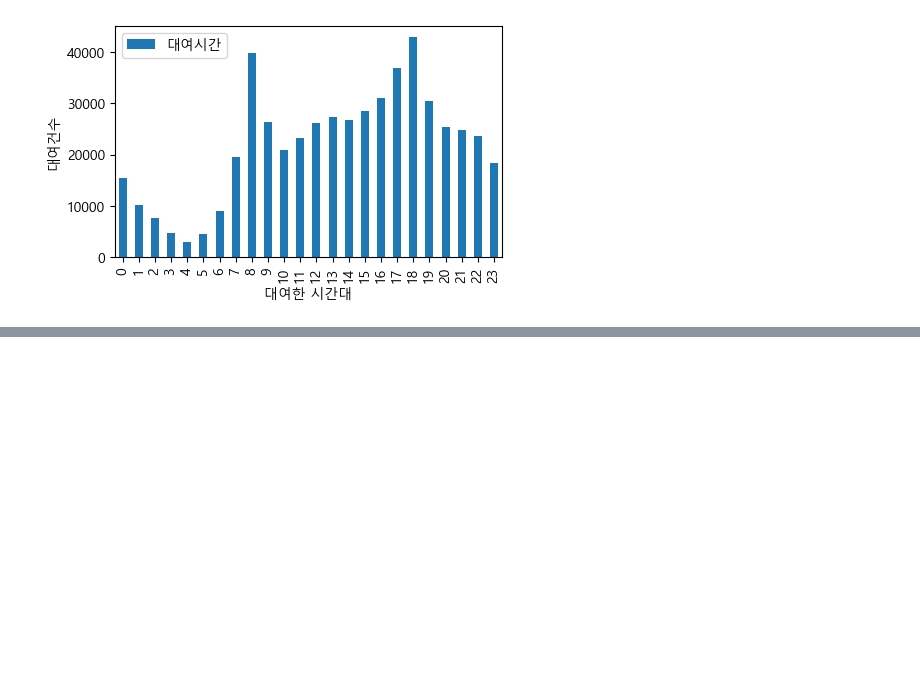
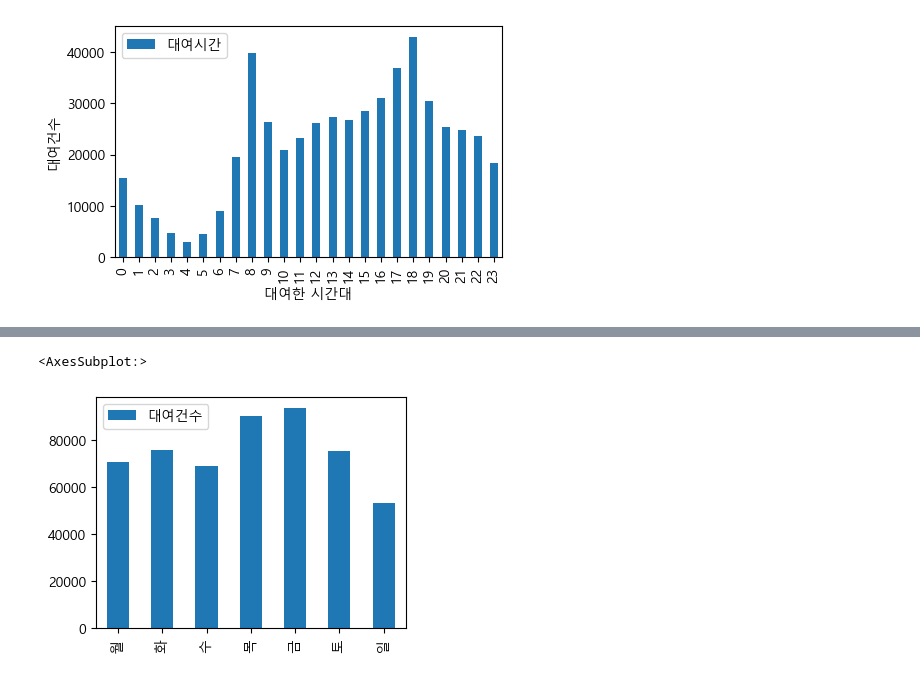
Before and after one commit to Aimerlee123/Python-teamproject, a Jupyter notebook: 세미프로젝트_공공자전거 시간별 분석.ipynb, the cells around one changed output, grey strips where cells are left out. Saved outputs shown, nothing was run; the diff lists cells and outputs as text; code cells hidden in the pictures; blank space fills up the shorter version.

```diff
--- a/세미프로젝트_공공자전거 시간별 분석.ipynb
+++ b/세미프로젝트_공공자전거 시간별 분석.ipynb
@@ -161,6 +161,6 @@ time2.plot.bar(xlabel = '대여한 시간대', ylabel = '대여건수', figsize
 # %%
 # 20대 사용 시간대
-time_age = time[time['연령대코드'] == '20대']
+time_age = time2[time2['연령대코드'] == '20대']
 time_age.head()
 # %% [output]
 |  | 대여일자 | 대여시간 | 대여소번호 | 대여소명 | 대여구분코드 | 성별 | 연령대코드 | 이용건수 | 운동량 | 탄소량 | 이동거리(M) | ... |
@@ -198,0 +201,15 @@ df_time_age.plot.bar(xlabel='대여한 시간대',ylabel = '대여건수', figsi
+# %%
+monday = len(time_age.query('대여일자.dt.dayofweek == 0'))
+tuesday = len(time_age.query('대여일자.dt.dayofweek == 1'))
+wednesday = len(time_age.query('대여일자.dt.dayofweek == 2'))
+thursday = len(time_age.query('대여일자.dt.dayofweek == 3'))
+friday = len(time_age.query('대여일자.dt.dayofweek == 4'))
+saturday = len(time_age.query('대여일자.dt.dayofweek == 5'))
+sunday = len(time_age.query('대여일자.dt.dayofweek == 6'))
+# %%
+day_week_20s = pd.DataFrame(data = [monday,tuesday,wednesday,
+                                thursday,friday,
+                                saturday,sunday],
+                        index =['월','화','수','목','금','토','일'],
+                     columns =['대여건수'])
+day_week_20s
@@ -198,0 +225,5 @@ df_time_age.plot.bar(xlabel='대여한 시간대',ylabel = '대여건수', figsi
+# %%
+day_week_20s.plot.bar(figsize = (4,3))
+# %% [output]
+<AxesSubplot:>
+[figure, added]
```
Also changed, not shown: parts of 10 cells of this notebook.
